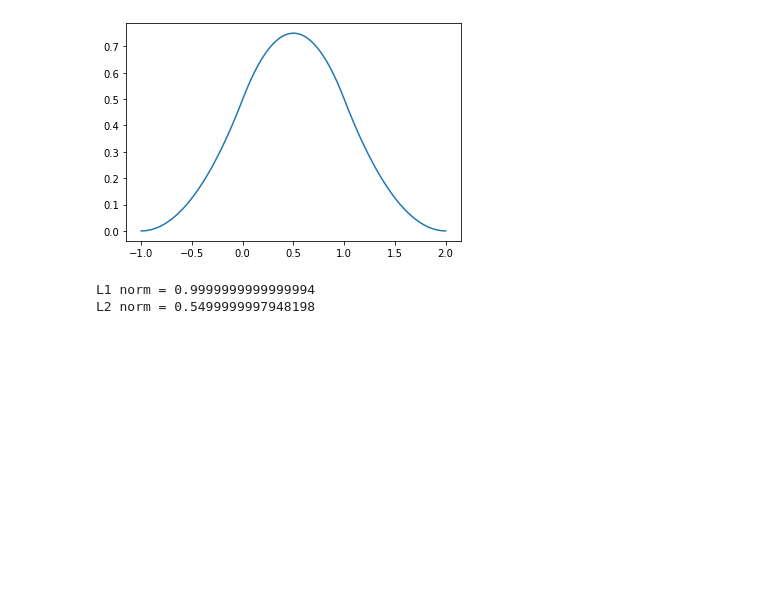
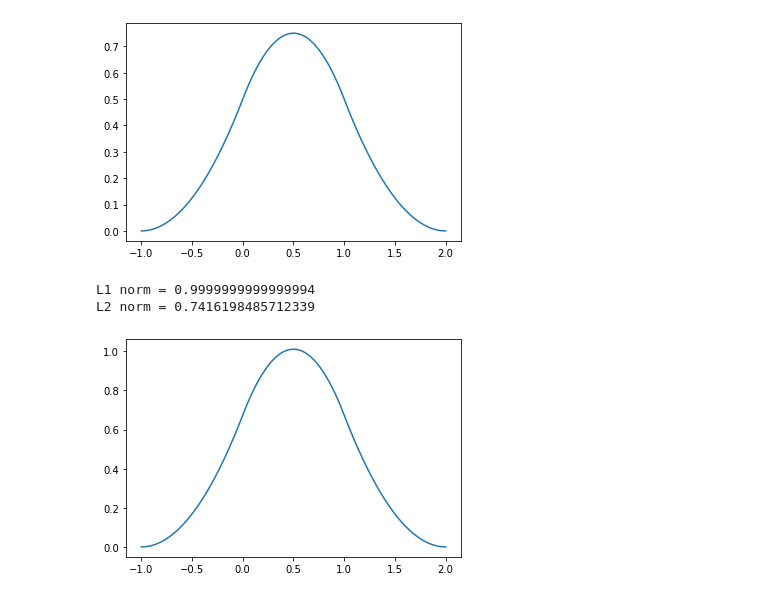
Before and after one commit to gninr/wavelets, a Jupyter notebook: wavelet1d.ipynb, the cells around one changed output. Drawn from its saved outputs; the diff is of its cells as text; code cells hidden in the pictures; blank space fills up the shorter version.

```diff
--- a/wavelet1d.ipynb
+++ b/wavelet1d.ipynb
@@ -4,13 +6,20 @@ from scipy.integrate import quad
 # %%
-sf = ScalingFunction(3)
+d = 3
+sf = ScalingFunction(d)
 sf.plot()
 # %% [output]
 [figure]
 # %%
-# L1 norm
-print("L1 norm =", quad(sf, sf.l1, sf.l2)[0])
-# L2 norm
-print("L2 norm =", quad(lambda x: sf(x)**2, sf.l1, sf.l2)[0])
+l1_norm = quad(sf, sf.l1, sf.l2)[0]
+print("L1 norm =", l1_norm)
+
+l2_norm = np.sqrt(quad(lambda x: sf(x)**2, sf.l1, sf.l2)[0])
+print("L2 norm =", l2_norm)
 # %% [output]
 L1 norm = 0.9999999999999994
-L2 norm = 0.5499999997948198
+L2 norm = 0.7416198485712339
+# %%
+# L2 normalization
+sf.plot(scale=1./l2_norm)
+# %% [output]
+[figure, added]
```
Also changed, not shown: parts of 8 cells of this notebook, 1 other file.
